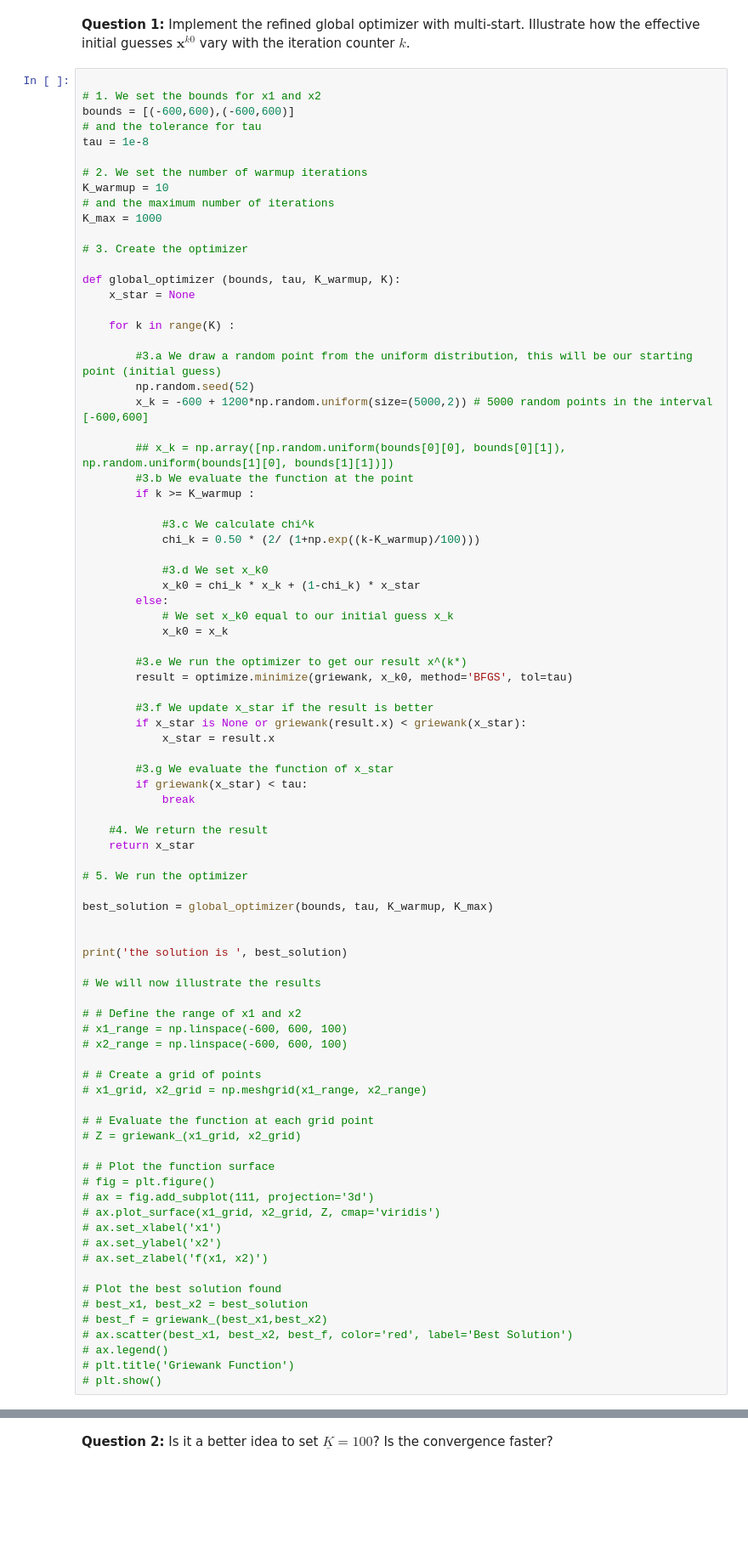
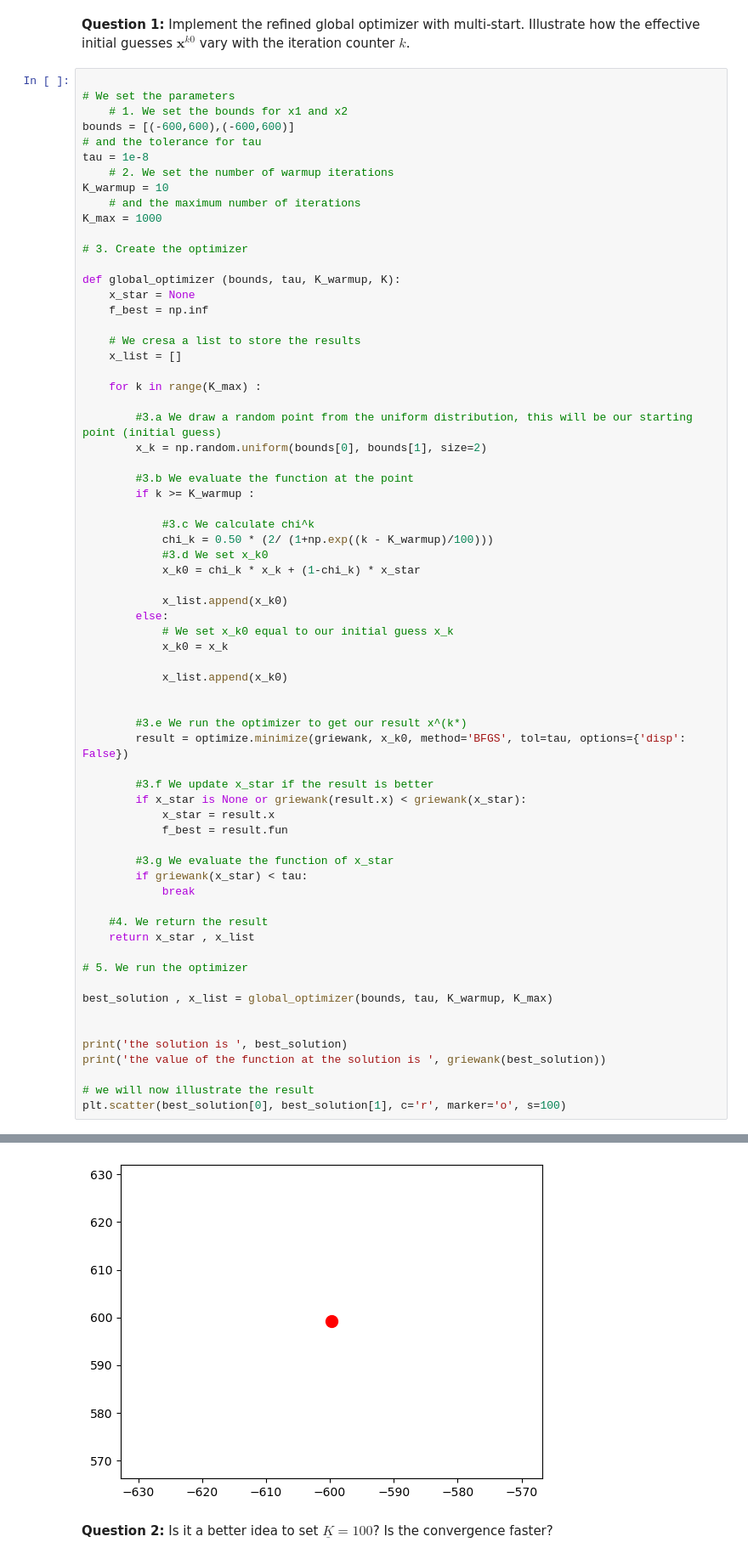
Before and after one commit to NumEconCopenhagen/projects-2023-jt, a Jupyter notebook: Exam/Exam_J.ipynb, the cells around one changed output, grey strips where cells are left out. Shown: that part at 85% size. Drawn from its saved outputs; the diff is of its cells as text; blank space fills up the shorter version.

```diff
--- a/Exam/Exam_J.ipynb
+++ b/Exam/Exam_J.ipynb
@@ -508,86 +510,69 @@ The optimizer in Step 3.E is `BFGS` with a tolerance of $\tau$.
 **Question 1:** Implement the refined global optimizer with multi-start. Illustrate how the effective initial guesses $\mathbf{x}^{k0}$ vary with the iteration counter $k$.
 # %%
 
-# 1. We set the bounds for x1 and x2
+# We set the parameters
+    # 1. We set the bounds for x1 and x2
 bounds = [(-600,600),(-600,600)]
 # and the tolerance for tau
 tau = 1e-8
-
-# 2. We set the number of warmup iterations
+    # 2. We set the number of warmup iterations
 K_warmup = 10
-# and the maximum number of iterations
+    # and the maximum number of iterations
 K_max = 1000
 
 # 3. Create the optimizer
 
 def global_optimizer (bounds, tau, K_warmup, K):
     x_star = None
+    f_best = np.inf
 
-    for k in range(K) :
+    # We cresa a list to store the results
+    x_list = []
+
+    for k in range(K_max) :
 
         #3.a We draw a random point from the uniform distribution, this will be our starting point (initial guess)
-        np.random.seed(52)
-        x_k = -600 + 1200*np.random.uniform(size=(5000,2)) # 5000 random points in the interval [-600,600]
+        x_k = np.random.uniform(bounds[0], bounds[1], size=2)
 
-        ## x_k = np.array([np.random.uniform(bounds[0][0], bounds[0][1]), np.random.uniform(bounds[1][0], bounds[1][1])])
         #3.b We evaluate the function at the point
         if k >= K_warmup :
 
             #3.c We calculate chi^k
-            chi_k = 0.50 * (2/ (1+np.exp((k-K_warmup)/100)))
-
+            chi_k = 0.50 * (2/ (1+np.exp((k - K_warmup)/100)))
             #3.d We set x_k0
             x_k0 = chi_k * x_k + (1-chi_k) * x_star
+
+            x_list.append(x_k0)
         else:
             # We set x_k0 equal to our initial guess x_k
             x_k0 = x_k
 
+            x_list.append(x_k0)
+
+
         #3.e We run the optimizer to get our result x^(k*)
-        result = optimize.minimize(griewank, x_k0, method='BFGS', tol=tau)
+        result = optimize.minimize(griewank, x_k0, method='BFGS', tol=tau, options={'disp': False})
 
         #3.f We update x_star if the result is better
         if x_star is None or griewank(result.x) < griewank(x_star):
             x_star = result.x
+            f_best = result.fun
 
         #3.g We evaluate the function of x_star
         if griewank(x_star) < tau:
             break
 
     #4. We return the result
-    return x_star
+    return x_star , x_list
 
 # 5. We run the optimizer
 
-best_solution = global_optimizer(bounds, tau, K_warmup, K_max)
+best_solution , x_list = global_optimizer(bounds, tau, K_warmup, K_max)
 
 
 print('the solution is ', best_solution)
+print('the value of the function at the solution is ', griewank(best_solution))
 
-# We will now illustrate the results
-
-# # Define the range of x1 and x2
-# x1_range = np.linspace(-600, 600, 100)
-# x2_range = np.linspace(-600, 600, 100)
-
-# # Create a grid of points
-# x1_grid, x2_grid = np.meshgrid(x1_range, x2_range)
-
-# # Evaluate the function at each grid point
-# Z = griewank_(x1_grid, x2_grid)
-
-# # Plot the function surface
-# fig = plt.figure()
-# ax = fig.add_subplot(111, projection='3d')
-# ax.plot_surface(x1_grid, x2_grid, Z, cmap='viridis')
-# ax.set_xlabel('x1')
-# ax.set_ylabel('x2')
-# ax.set_zlabel('f(x1, x2)')
-
-# Plot the best solution found
-# best_x1, best_x2 = best_solution
-# best_f = griewank_(best_x1,best_x2)
-# ax.scatter(best_x1, best_x2, best_f, color='red', label='Best Solution')
-# ax.legend()
-# plt.title('Griewank Function')
-# plt.show()
+# we will now illustrate the result
+plt.scatter(best_solution[0], best_solution[1], c='r', marker='o', s=100)
 # %% [output]
@@ -595,3 +582,4 @@ the solution is  [-6.49216190e-09 -3.17430962e-09]
+[figure, added]
 # %% [markdown]
 **Question 2:** Is it a better idea to set $\underline{K} = 100$? Is the convergence faster?
 # %%
```
Also changed, not shown: parts of 2 cells of this notebook.
